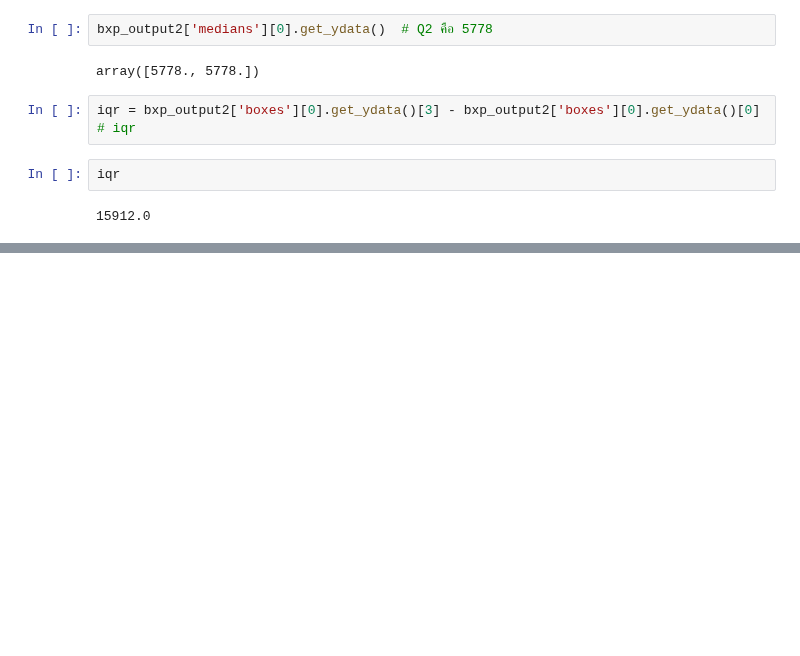
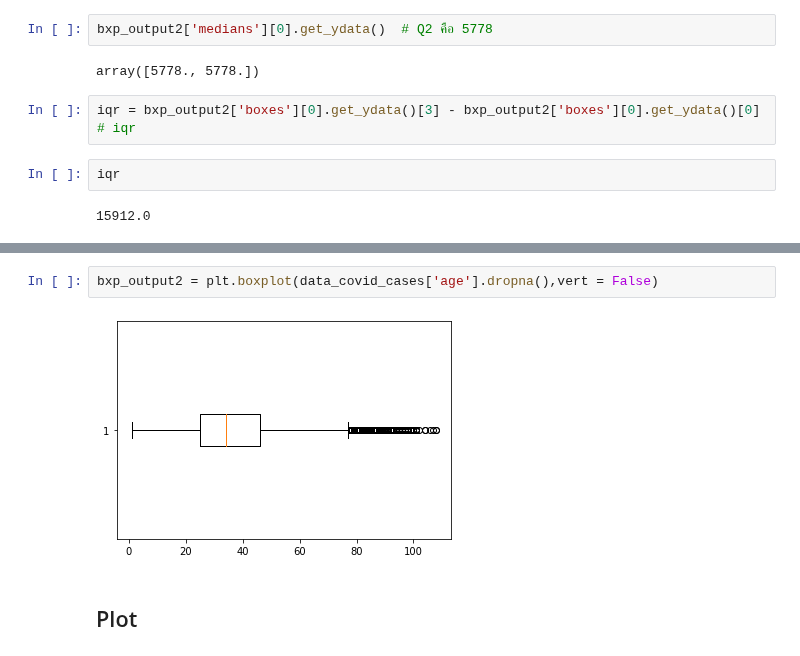
Before and after one commit to Anusarakh/DPDM2021, a Jupyter notebook: Data_102(Chapter_2).ipynb, the cells around one changed output, grey strips where cells are left out. Drawn from its saved outputs; the diff is of its cells as text; blank space fills up the shorter version.

Commit message:
Data Visualization

```diff
--- a/Data_102(Chapter_2).ipynb
+++ b/Data_102(Chapter_2).ipynb
@@ -534,0 +546,6 @@ NameError: ignored
+# %%
+bxp_output2 = plt.boxplot(data_covid_cases['age'].dropna(),vert = False)
+# %% [output]
+[figure, added]
+# %% [markdown]
+## Plot
```
Also changed, not shown: parts of 18 cells of this notebook.
